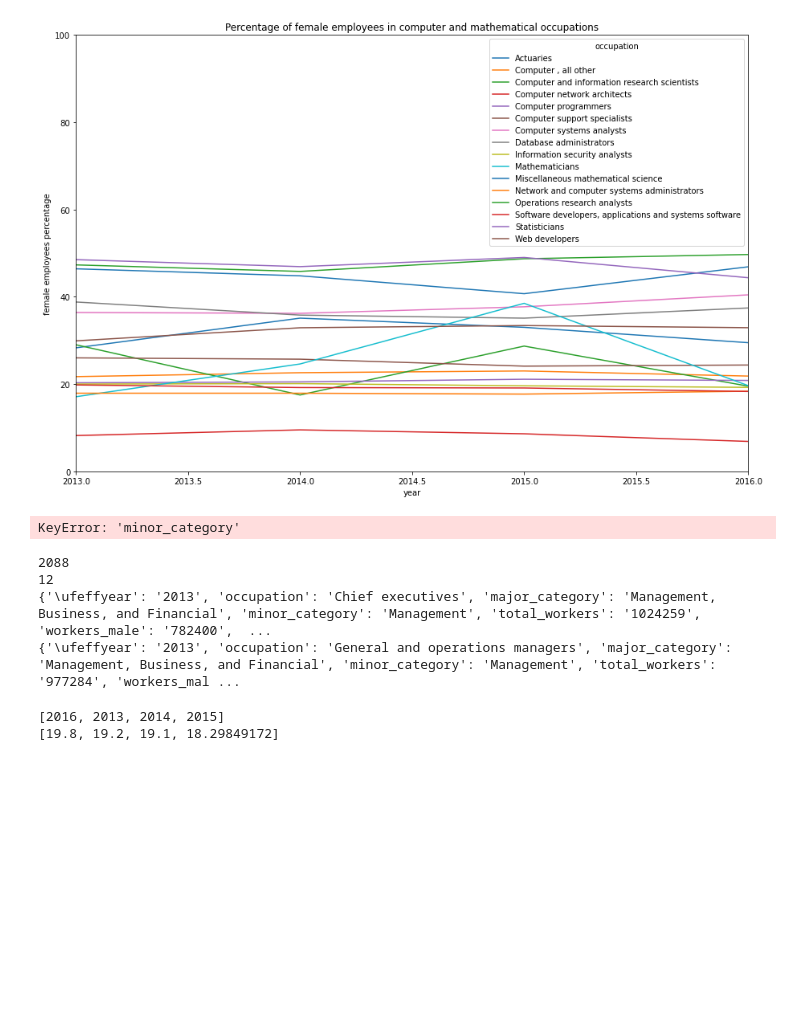
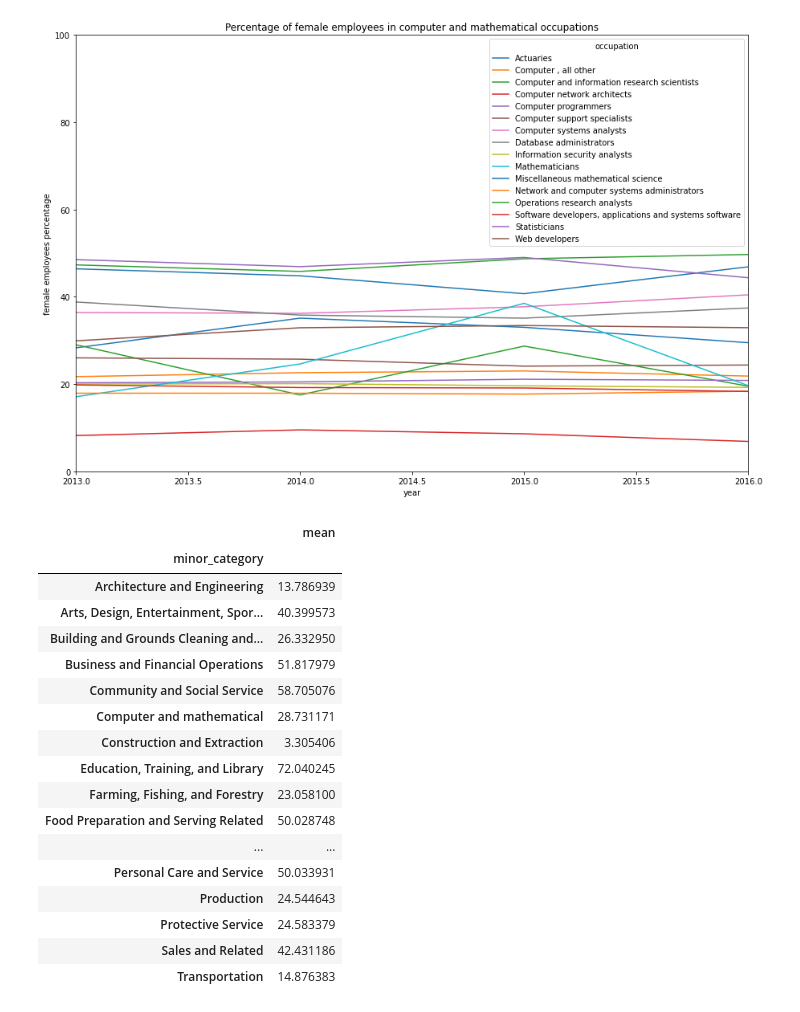
Before and after one commit to Xinyu-Cheng/cs103a-cpa01, a Jupyter notebook: Empolyment_by_gender.ipynb, the cells around one changed output. Drawn from its saved outputs; the diff is of its cells as text; code cells hidden in the pictures; blank space fills up the shorter version.

```diff
--- a/Empolyment_by_gender.ipynb
+++ b/Empolyment_by_gender.ipynb
@@ -81,37 +104,23 @@ Text(0, 0.5, 'female employees percentage')
 # %%
 jobs = jobs_df.groupby(['minor_category'])
 jobs = jobs['percent_female'].agg([np.mean])
 jobs
-# jobs.plot(figsize=(15,10))
-# plt.title('Percentage of female employees in departments')
-# plt.xlabel('job category')
-# plt.ylabel('female employees percentage')
-# jobs.plot.scatter?
-jobs.plot.scatter(jobs['minor_category'], jobs['mean'])
-# jobs.columns
 # %% [output]
-KeyError: 'minor_category'
+|  | mean |
+| minor_category |  |
+| Architecture and Engineering | 13.786939 |
+| Arts, Design, Entertainment, Spor... | 40.399573 |
+| Building and Grounds Cleaning and... | 26.332950 |
+| Business and Financial Operations | 51.817979 |
+| Community and Social Service | 58.705076 |
+| Computer and mathematical | 28.731171 |
+| Construction and Extraction | 3.305406 |
+| Education, Training, and Library | 72.040245 |
+| Farming, Fishing, and Forestry | 23.058100 |
+| Food Preparation and Serving Related | 50.028748 |
+| ... | ... |
+| Personal Care and Service | 50.033931 |
+| Production | 24.544643 |
+| Protective Service | 24.583379 |
+| Sales and Related | 42.431186 |
+| Transportation | 14.876383 |
-# %%
-with open('data/jobsgender.csv','r',encoding='utf-8') as csvfile:
-    reader = csv.DictReader(csvfile)
-    data = [row for row in reader]
-    csvfile.close()
-print(len(data))
-# data = data[1:]
-print(len(data[1]))
-print(data[0])
-print(data[1])
-# %% [output]
-2088
-12
-{'\ufeffyear': '2013', 'occupation': 'Chief executives', 'major_category': 'Management, Business, and Financial', 'minor_category': 'Management', 'total_workers': '1024259', 'workers_male': '782400',  ...
-{'\ufeffyear': '2013', 'occupation': 'General and operations managers', 'major_category': 'Management, Business, and Financial', 'minor_category': 'Management', 'total_workers': '977284', 'workers_mal ...
-# %%
-year = list({int(d['\ufeffyear']) for d in data})
-percent_female = [toFloat(d['percent_female']) for d in data if d['occupation'] == 'Software developers, applications and systems software']
-wage_percent_of_male = [toFloat(d['wage_percent_of_male']) for d in data if d['occupation'] == 'Software developers, applications and systems software']
-print(year)
-print(percent_female)
-# %% [output]
-[2016, 2013, 2014, 2015]
-[19.8, 19.2, 19.1, 18.29849172]
```
Also changed, not shown: parts of 16 cells of this notebook, 1 other file.
